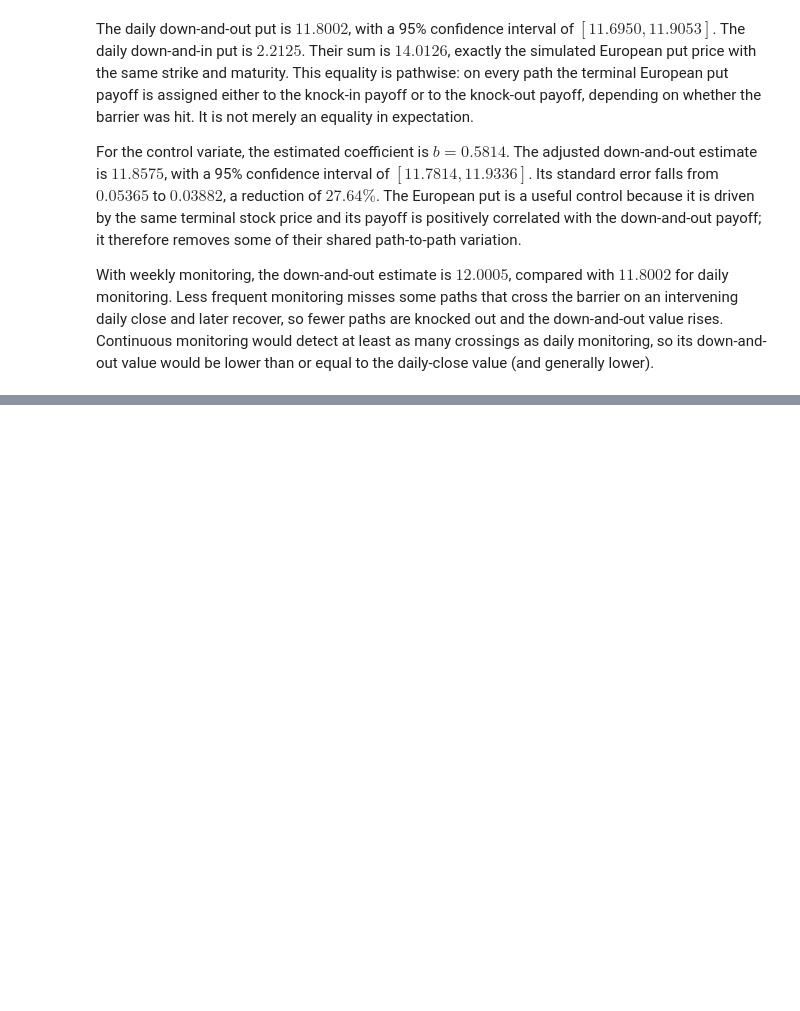
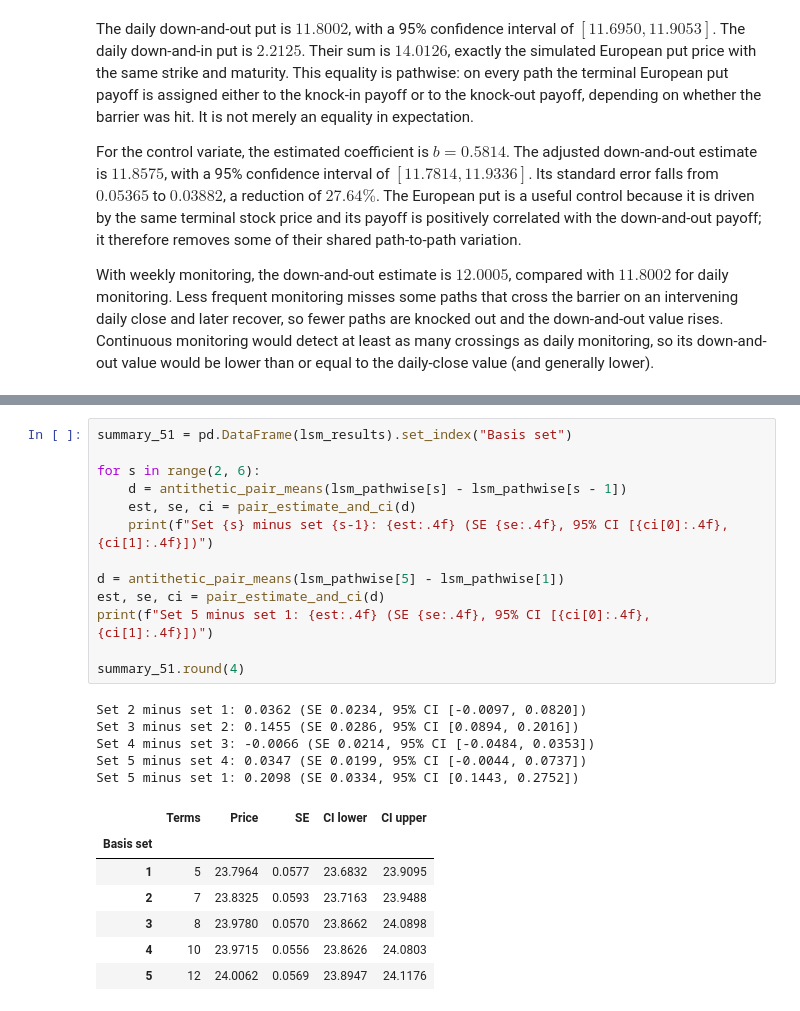
Before and after one commit to dvli22/Assignment-Mandatory, a Jupyter notebook: assignment1.ipynb, the cells around one changed output, grey strips where cells are left out. Drawn from its saved outputs; the diff is of its cells as text; blank space fills up the shorter version.

```diff
--- a/assignment1.ipynb
+++ b/assignment1.ipynb
@@ -634,0 +703,26 @@ With weekly monitoring, the down-and-out estimate is $12.0005$, compared with $1
+# %%
+summary_51 = pd.DataFrame(lsm_results).set_index("Basis set")
+
+for s in range(2, 6):
+    d = antithetic_pair_means(lsm_pathwise[s] - lsm_pathwise[s - 1])
+    est, se, ci = pair_estimate_and_ci(d)
+    print(f"Set {s} minus set {s-1}: {est:.4f} (SE {se:.4f}, 95% CI [{ci[0]:.4f}, {ci[1]:.4f}])")
+
+d = antithetic_pair_means(lsm_pathwise[5] - lsm_pathwise[1])
+est, se, ci = pair_estimate_and_ci(d)
+print(f"Set 5 minus set 1: {est:.4f} (SE {se:.4f}, 95% CI [{ci[0]:.4f}, {ci[1]:.4f}])")
+
+summary_51.round(4)
+# %% [output]
+Set 2 minus set 1: 0.0362 (SE 0.0234, 95% CI [-0.0097, 0.0820])
+Set 3 minus set 2: 0.1455 (SE 0.0286, 95% CI [0.0894, 0.2016])
+Set 4 minus set 3: -0.0066 (SE 0.0214, 95% CI [-0.0484, 0.0353])
+Set 5 minus set 4: 0.0347 (SE 0.0199, 95% CI [-0.0044, 0.0737])
+Set 5 minus set 1: 0.2098 (SE 0.0334, 95% CI [0.1443, 0.2752])
+|  | Terms | Price | SE | CI lower | CI upper |
+| Basis set |  |  |  |  |  |
+| 1 | 5 | 23.7964 | 0.0577 | 23.6832 | 23.9095 |
+| 2 | 7 | 23.8325 | 0.0593 | 23.7163 | 23.9488 |
+| 3 | 8 | 23.9780 | 0.0570 | 23.8662 | 24.0898 |
+| 4 | 10 | 23.9715 | 0.0556 | 23.8626 | 24.0803 |
+| 5 | 12 | 24.0062 | 0.0569 | 23.8947 | 24.1176 |
```
Also changed, not shown: parts of 10 cells of this notebook.
